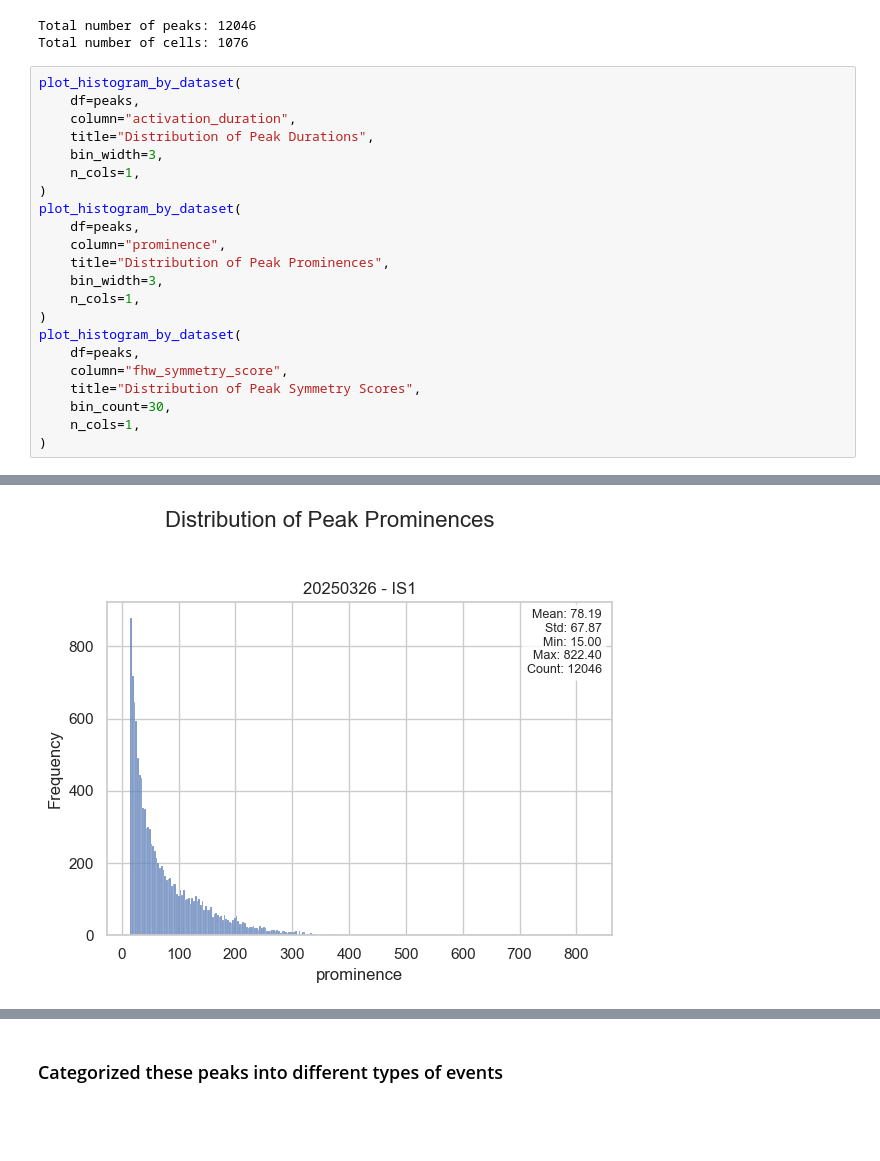
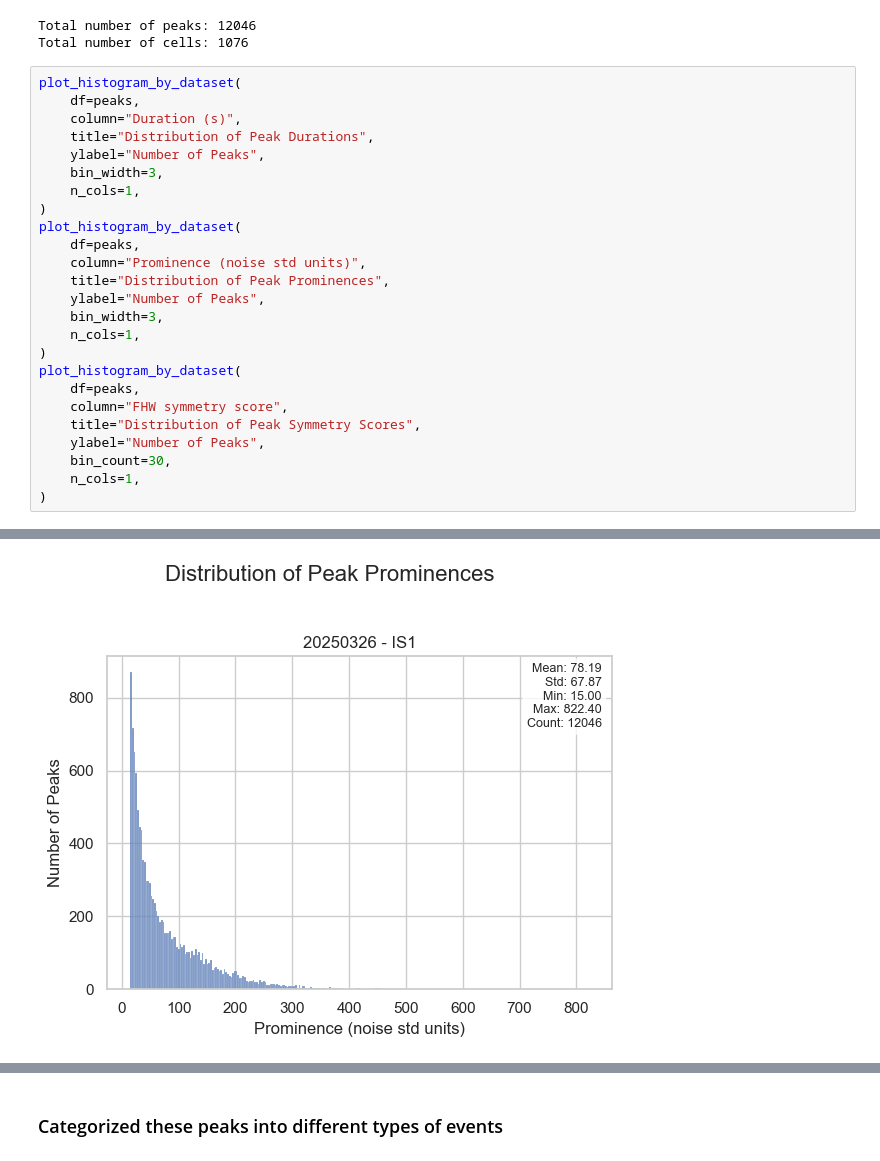
Before and after one commit to hamelmateo/CaSTIA-AF, a Jupyter notebook: notebooks/image_sequence_analysis.ipynb, the cells around one changed output, grey strips where cells are left out. Saved outputs shown, nothing was run; the diff lists cells and outputs as text; blank space fills up the shorter version.

```diff
--- a/notebooks/image_sequence_analysis.ipynb
+++ b/notebooks/image_sequence_analysis.ipynb
@@ -69,22 +69,25 @@ Total number of cells: 1076
 # %%
 plot_histogram_by_dataset(
     df=peaks,
-    column="activation_duration",
+    column="Duration (s)",
     title="Distribution of Peak Durations",
+    ylabel="Number of Peaks",
     bin_width=3,
     n_cols=1,
 )
 plot_histogram_by_dataset(
     df=peaks,
-    column="prominence",
+    column="Prominence (noise std units)",
     title="Distribution of Peak Prominences",
+    ylabel="Number of Peaks",
     bin_width=3,
     n_cols=1,
 )
 plot_histogram_by_dataset(
     df=peaks,
-    column="fhw_symmetry_score",
+    column="FHW symmetry score",
     title="Distribution of Peak Symmetry Scores",
+    ylabel="Number of Peaks",
     bin_count=30,
     n_cols=1,
 )
@@ -93 +96 @@ plot_histogram_by_dataset(
-[figure, old version]
+[figure, new version]
```
Also changed, not shown: parts of 15 cells of this notebook, 5 other files.
